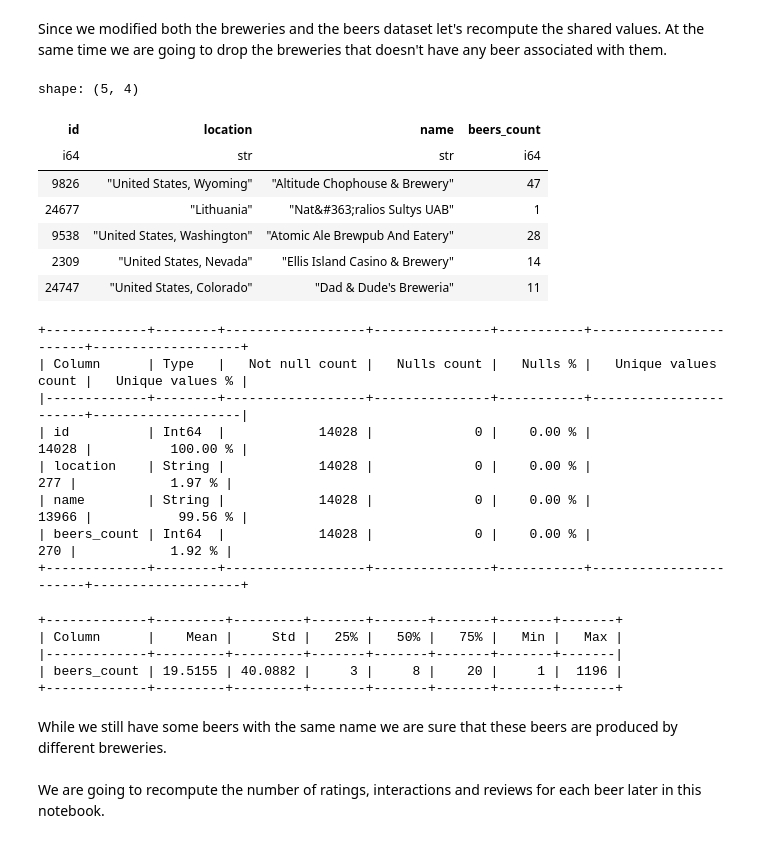
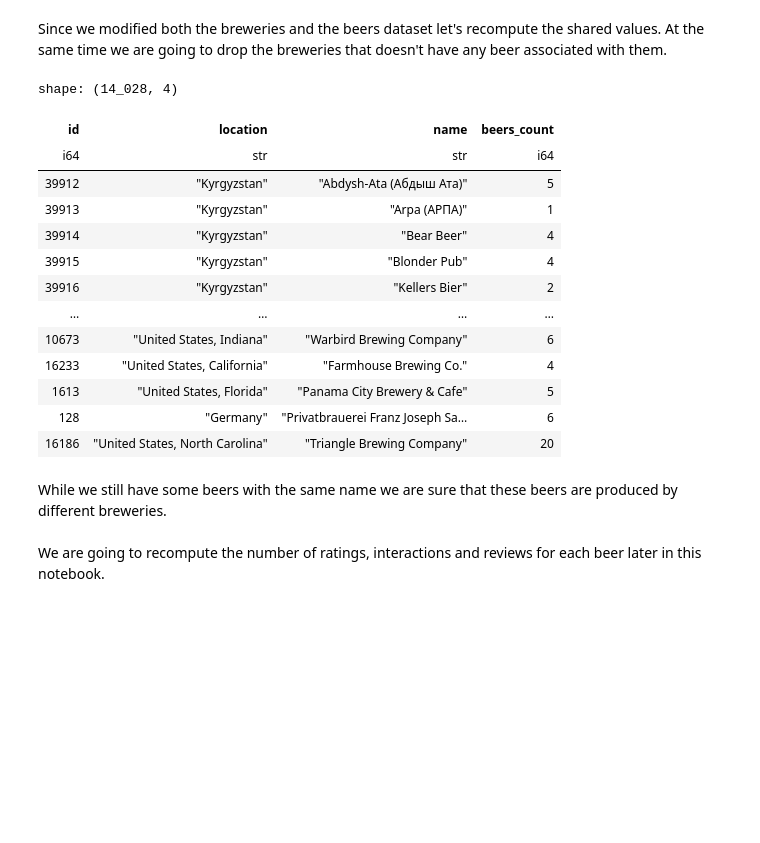
Before and after one commit to epfl-ada/ada-2024-project-sadamasochists, a Jupyter notebook: src/data/Cleaning/BeerAdvocate.ipynb, the cells around one changed output. Saved outputs shown, nothing was run; the diff lists cells and outputs as text; code cells hidden in the pictures; blank space fills up the shorter version.

Commit message:
Concluded BeerAdvocate and RateBeer

```diff
--- a/src/data/Cleaning/BeerAdvocate.ipynb
+++ b/src/data/Cleaning/BeerAdvocate.ipynb
@@ -304,44 +261,31 @@ df_breweries = df_breweries.filter(~pl.col("id").is_in(dropped_breweries_ids))
 Since we modified both the breweries and the beers dataset let's recompute the shared values. At the same time we are going to drop the breweries that doesn't have any beer associated with them.
 # %%
 # Drop all the beers whose brewery has been dropped
-df_beers = df_beers.filter(~pl.col("brewery_id").is_in(dropped_breweries_ids))
+df_beers = df_beers.filter(pl.col("brewery_id").is_in(df_breweries.select("id")))
 
 # Recompute the number of beers per each brewery
 aggregated_value = df_beers.group_by("brewery_id").agg(pl.col("beer_id").count().alias("beers_count")).rename({"brewery_id": "id"}).cast(pl.Int64)
 
 # Add the new column to the breweries dataset
 df_breweries = df_breweries.join(aggregated_value, on="id", how="inner")
 df_breweries = df_breweries.drop("nbr_beers")
 
-df_breweries.sample(5)
+df_breweries
 # %% [output]
-shape: (5, 4)
+shape: (14_028, 4)
 | id | location | name | beers_count |
 | i64 | str | str | i64 |
-| 9826 | "United States, Wyoming" | "Altitude Chophouse & Brewery" | 47 |
-| 24677 | "Lithuania" | "Nat&#363;ralios Sultys UAB" | 1 |
-| 9538 | "United States, Washington" | "Atomic Ale Brewpub And Eatery" | 28 |
-| 2309 | "United States, Nevada" | "Ellis Island Casino & Brewery" | 14 |
-| 24747 | "United States, Colorado" | "Dad & Dude's Breweria" | 11 |
+| 39912 | "Kyrgyzstan" | "Abdysh-Ata (Абдыш Ата)" | 5 |
+| 39913 | "Kyrgyzstan" | "Arpa (АРПА)" | 1 |
+| 39914 | "Kyrgyzstan" | "Bear Beer" | 4 |
+| 39915 | "Kyrgyzstan" | "Blonder Pub" | 4 |
+| 39916 | "Kyrgyzstan" | "Kellers Bier" | 2 |
+| … | … | … | … |
+| 10673 | "United States, Indiana" | "Warbird Brewing Company" | 6 |
+| 16233 | "United States, California" | "Farmhouse Brewing Co." | 4 |
+| 1613 | "United States, Florida" | "Panama City Brewery & Cafe" | 5 |
+| 128 | "Germany" | "Privatbrauerei Franz Joseph Sa… | 6 |
+| 16186 | "United States, North Carolina" | "Triangle Brewing Company" | 20 |
-# %%
-describe(df_breweries)
-# %% [output]
-+-------------+--------+------------------+---------------+-----------+-----------------------+-------------------+
-| Column      | Type   |   Not null count |   Nulls count |   Nulls % |   Unique values count |   Unique values % |
-|-------------+--------+------------------+---------------+-----------+-----------------------+-------------------|
-| id          | Int64  |            14028 |             0 |    0.00 % |                 14028 |          100.00 % |
-| location    | String |            14028 |             0 |    0.00 % |                   277 |            1.97 % |
-| name        | String |            14028 |             0 |    0.00 % |                 13966 |           99.56 % |
-| beers_count | Int64  |            14028 |             0 |    0.00 % |                   270 |            1.92 % |
-+-------------+--------+------------------+---------------+-----------+-----------------------+-------------------+
-# %%
-describe_numbers(df_breweries, filters=["id"])
-# %% [output]
-+-------------+---------+---------+-------+-------+-------+-------+-------+
-| Column      |    Mean |     Std |   25% |   50% |   75% |   Min |   Max |
-|-------------+---------+---------+-------+-------+-------+-------+-------|
-| beers_count | 19.5155 | 40.0882 |     3 |     8 |    20 |     1 |  1196 |
-+-------------+---------+---------+-------+-------+-------+-------+-------+
 # %% [markdown]
 While we still have some beers with the same name we are sure that these beers are produced by different breweries. <br><br>
 We are going to recompute the number of ratings, interactions and reviews for each beer later in this notebook.
```
Also changed, not shown: parts of 35 cells of this notebook, 5 other files.
